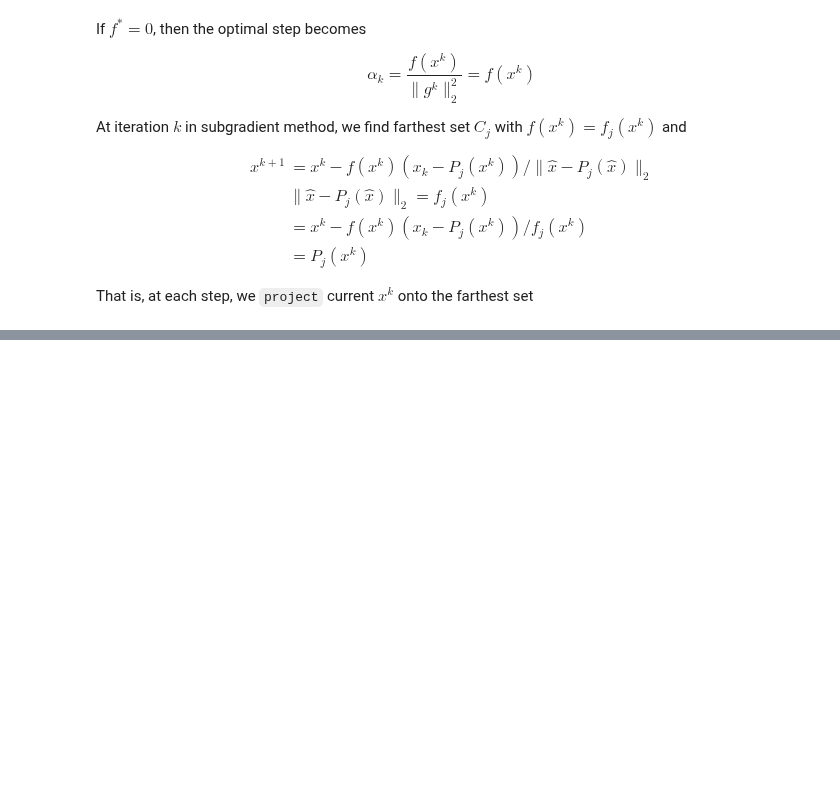
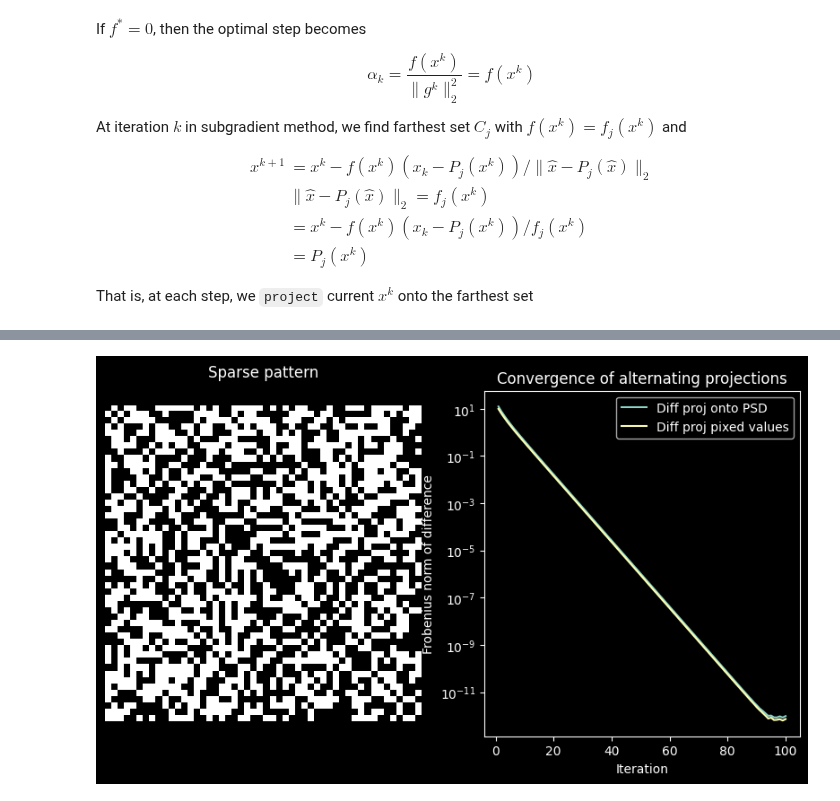
Before and after one commit to heyjianjing/convex_optimization, a Jupyter notebook: cvx_13_subgradient_method.ipynb, the cells around one changed output, grey strips where cells are left out. Saved outputs shown, nothing was run; the diff lists cells and outputs as text; code cells hidden in the pictures; blank space fills up the shorter version.

Commit message:
add PSD matrix completion example

```diff
--- a/cvx_13_subgradient_method.ipynb
+++ b/cvx_13_subgradient_method.ipynb
@@ -585,0 +594,48 @@ That is, at each step, we `project` current $x^k$ onto the farthest set
+# %%
+n = 50  # matrix dim
+
+np.random.seed(42)
+A_0 = np.random.randn(n, n)
+A = A_0.T @ A_0 # make it PSD
+
+np.random.seed(41)
+S = np.random.rand(n, n)
+S = (S + S.T + np.eye(n)) > 1 # mask (not apply to diagonal)
+# roughly half entries will be zero
+
+A = A * S # mask out matrix
+# returns a tuple of arrays, one for each dimension
+# indicating the indices where the condition is true
+idx = np.where(A != 0)
+non_zero_entries = A[idx] # creates a 1D array of all nonzero elements in A
+
+fig, ax = plt.subplots(1, 2, figsize=(10, 5))
+ax[0].spy(S)
+ax[0].axis('off')
+ax[0].set_title('Sparse pattern')
+
+diff_1 = []
+diff_2 = []
+n_iter = 100
+for k in range(n_iter):
+
+    # Project onto PSD
+    eigvals, eigvecs = np.linalg.eigh(A)
+    eigvals[eigvals < 0] = 0
+    A_proj = eigvecs @ np.diag(eigvals) @ eigvecs.T
+    diff_1.append(np.linalg.norm(A_proj - A, 'fro'))
+    A = A_proj.copy()
+
+    # Project onto fixed values
+    A[idx] = non_zero_entries
+    diff_2.append(np.linalg.norm(A_proj - A, 'fro'))
+
+ax[1].semilogy(range(1, n_iter+1), diff_1, label="Diff proj onto PSD")
+ax[1].semilogy(range(1, n_iter+1), diff_2, label="Diff proj pixed values")
+ax[1].set_xlabel('Iteration')
+ax[1].set_ylabel('Frobenius norm of difference')
+ax[1].set_title('Convergence of alternating projections')
+ax[1].legend()
+plt.show()
+# %% [output]
+[figure, added]
```
Also changed, not shown: parts of 3 cells of this notebook.
